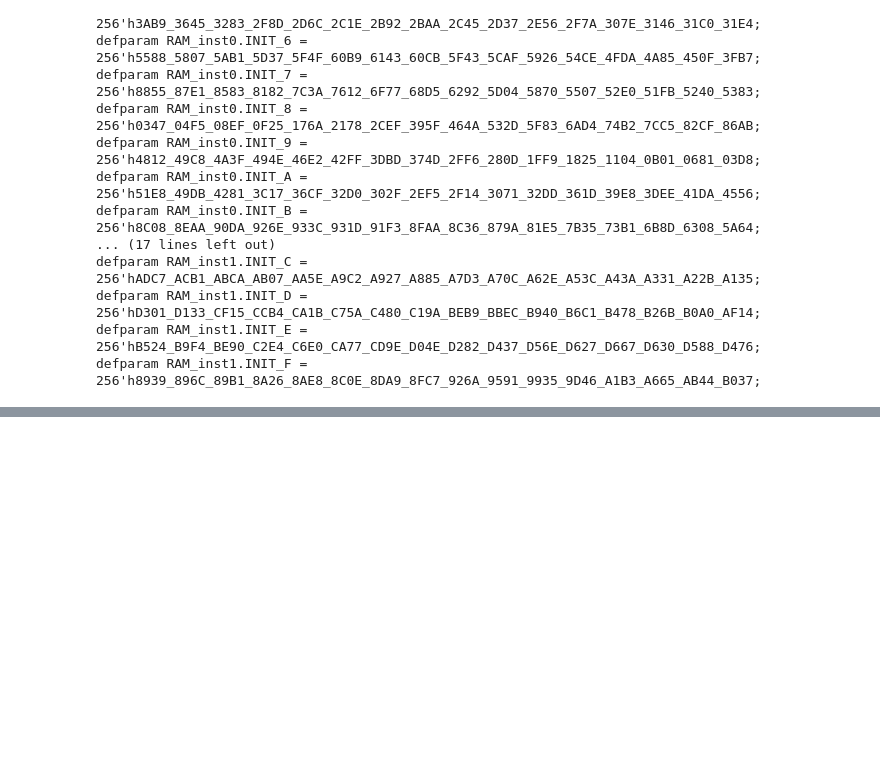
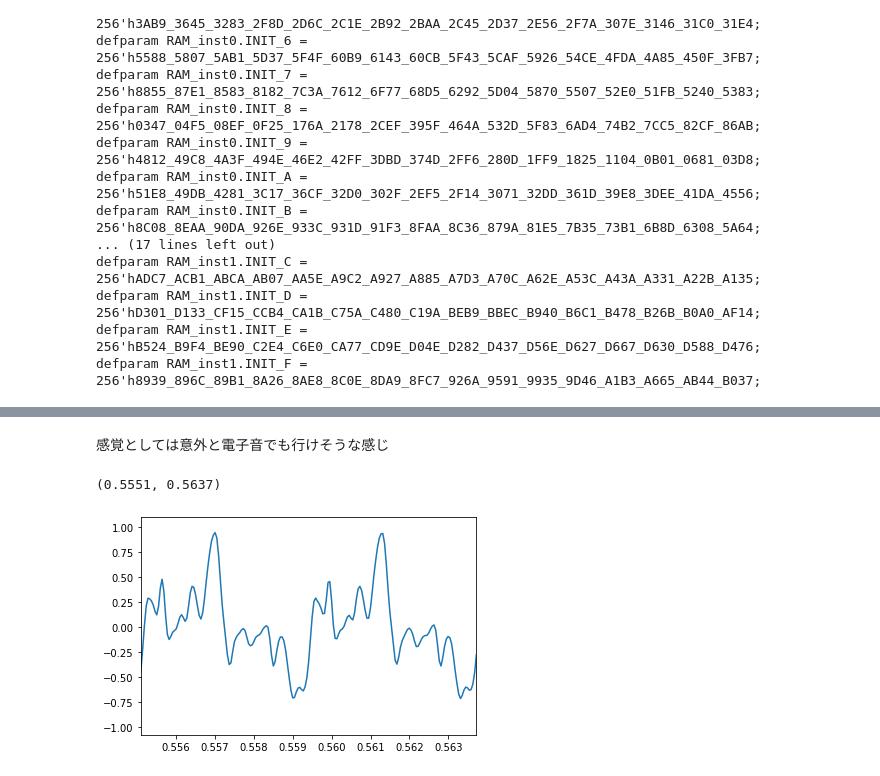
Before and after one commit to arockyu/python_beginner, a Jupyter notebook: memdata.ipynb, the cells around one changed output, grey strips where cells are left out. Saved outputs shown, nothing was run; the diff lists cells and outputs as text; code cells hidden in the pictures; blank space fills up the shorter version.

```diff
--- a/memdata.ipynb
+++ b/memdata.ipynb
@@ -701,0 +722,8 @@ defparam RAM_inst1.INIT_F = 256'h8939_896C_89B1_8A26_8AE8_8C0E_8DA9_8FC7_926A_95
+# %% [markdown]
+感覚としては意外と電子音でも行けそうな感じ
+# %%
+plt.plot(wav_data[0],wav_data[1])
+plt.xlim(0.5551,0.5637)
+# %% [output]
+(0.5551, 0.5637)
+[figure, added]
```
Also changed, not shown: parts of 23 cells of this notebook, 8 other files.
